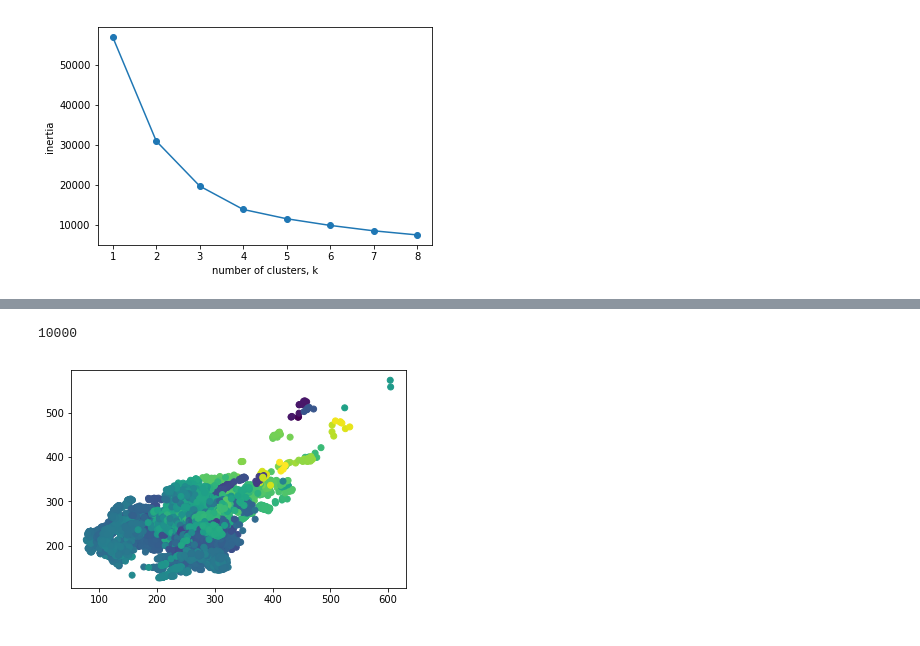
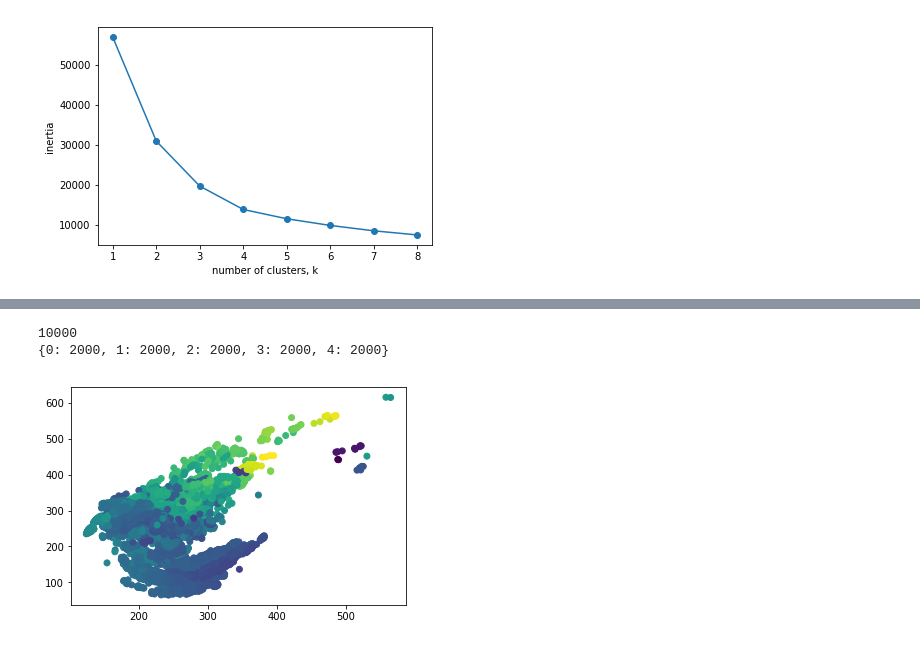
Before and after one commit to Machine-Learning-FGA/Hand-Postures, a Jupyter notebook: Preprocessing + KMeans.ipynb, the cells around one changed output, grey strips where cells are left out. Cells and saved outputs as stored; diff of their text form; code cells hidden in the pictures.

```diff
--- a/Preprocessing + KMeans.ipynb
+++ b/Preprocessing + KMeans.ipynb
@@ -321,24 +334,9 @@ plt.show()
-# %%
-l = []
-
-dic = {0: 0, 1: 0, 2: 0, 3:0, 4:0}
-for i in range(len(labels)):
-    if dic[labels[i]] < 2000:
-        l += [X.iloc[i, :] + labels[i]]
-        #l[i].append(labels[i])
-        #l[i] = np.array(l[i], dtype=np.float64)
-        dic[labels[i]] = dic.get(labels[i], 0) + 1
-#l = np.array(l, dtype=np.float64)
-print(len(l))
-model2 = TSNE(learning_rate=150)
-tsne_features = model.fit_transform(l)
-xs = tsne_features[:, 0]
-ys = tsne_features[:, 1]
-plt.scatter(xs, ys, c=np.array(l)[:, -1])
-plt.show()
-# %% [output]
-10000
-[figure, removed]
+# %%
+plot_clusters(labels)
+# %% [output]
+10000
+{0: 2000, 1: 2000, 2: 2000, 3: 2000, 4: 2000}
+[figure, added]
 # %%
 treina_classificador(X, labels)
 # %% [output]
```
Also changed, not shown: parts of 17 cells of this notebook, 2 other files.
